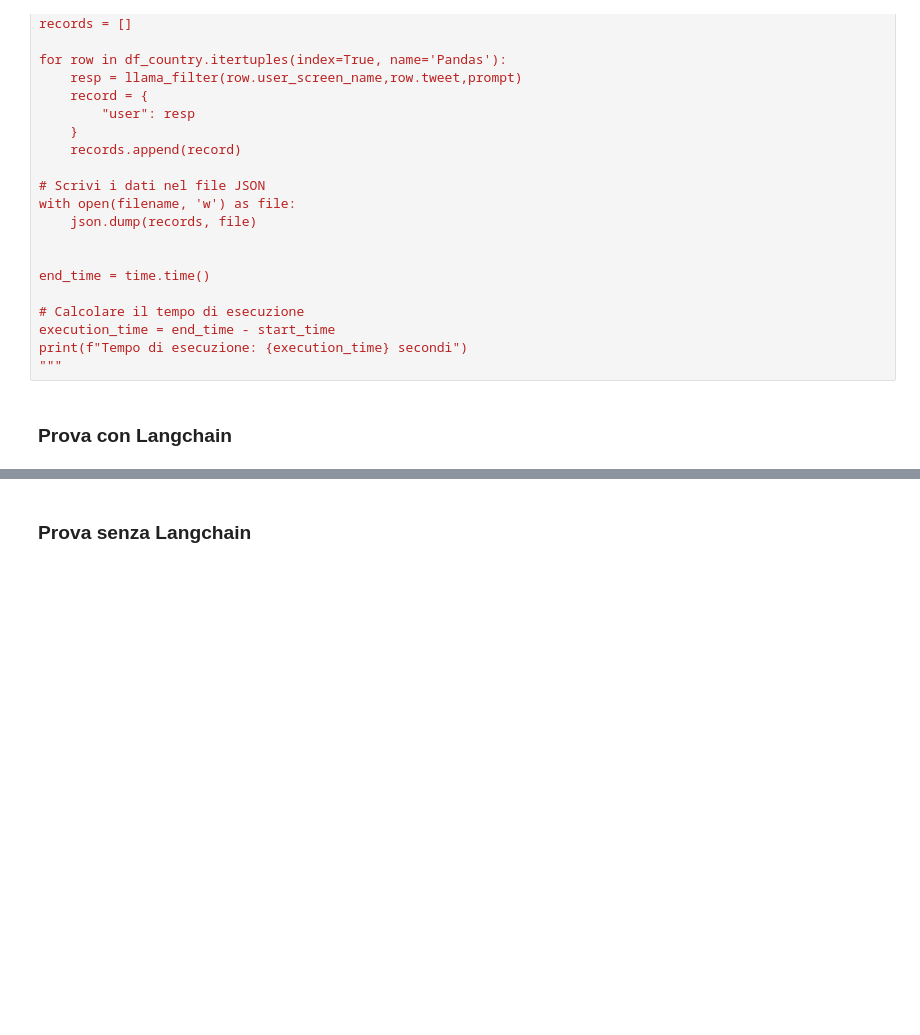
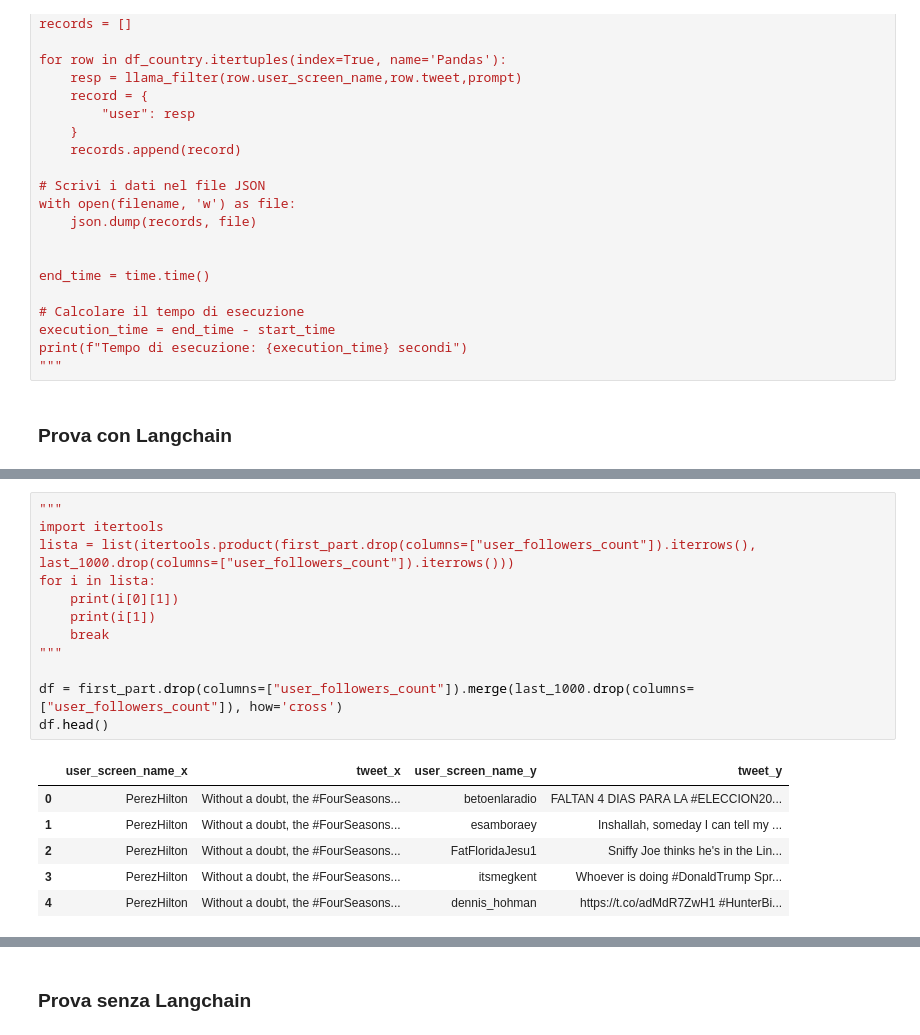
Before and after one commit to divadde/social_network_analysis_project, a Jupyter notebook: net-analysis-project.ipynb, the cells around one changed output, grey strips where cells are left out. Saved outputs shown, nothing was run; the diff lists cells and outputs as text; blank space fills up the shorter version.

```diff
--- a/net-analysis-project.ipynb
+++ b/net-analysis-project.ipynb
@@ -1340,0 +1329,19 @@ INFO [main] model loaded | tid="133004825853952" timestamp=1720978925
+# %%
+"""
+import itertools
+lista = list(itertools.product(first_part.drop(columns=["user_followers_count"]).iterrows(), last_1000.drop(columns=["user_followers_count"]).iterrows()))
+for i in lista:
+    print(i[0][1])
+    print(i[1])
+    break
+"""
+
+df = first_part.drop(columns=["user_followers_count"]).merge(last_1000.drop(columns=["user_followers_count"]), how='cross')
+df.head()
+# %% [output]
+|  | user_screen_name_x | tweet_x | user_screen_name_y | tweet_y |
+| 0 | PerezHilton | Without a doubt, the #FourSeasons... | betoenlaradio | FALTAN 4 DIAS PARA LA #ELECCION20... |
+| 1 | PerezHilton | Without a doubt, the #FourSeasons... | esamboraey | Inshallah, someday I can tell my ... |
+| 2 | PerezHilton | Without a doubt, the #FourSeasons... | FatFloridaJesu1 | Sniffy Joe thinks he's in the Lin... |
+| 3 | PerezHilton | Without a doubt, the #FourSeasons... | itsmegkent | Whoever is doing #DonaldTrump Spr... |
+| 4 | PerezHilton | Without a doubt, the #FourSeasons... | dennis_hohman | https://t.co/adMdR7ZwH1 #HunterBi... |
```
Also changed, not shown: parts of 8 cells of this notebook.
